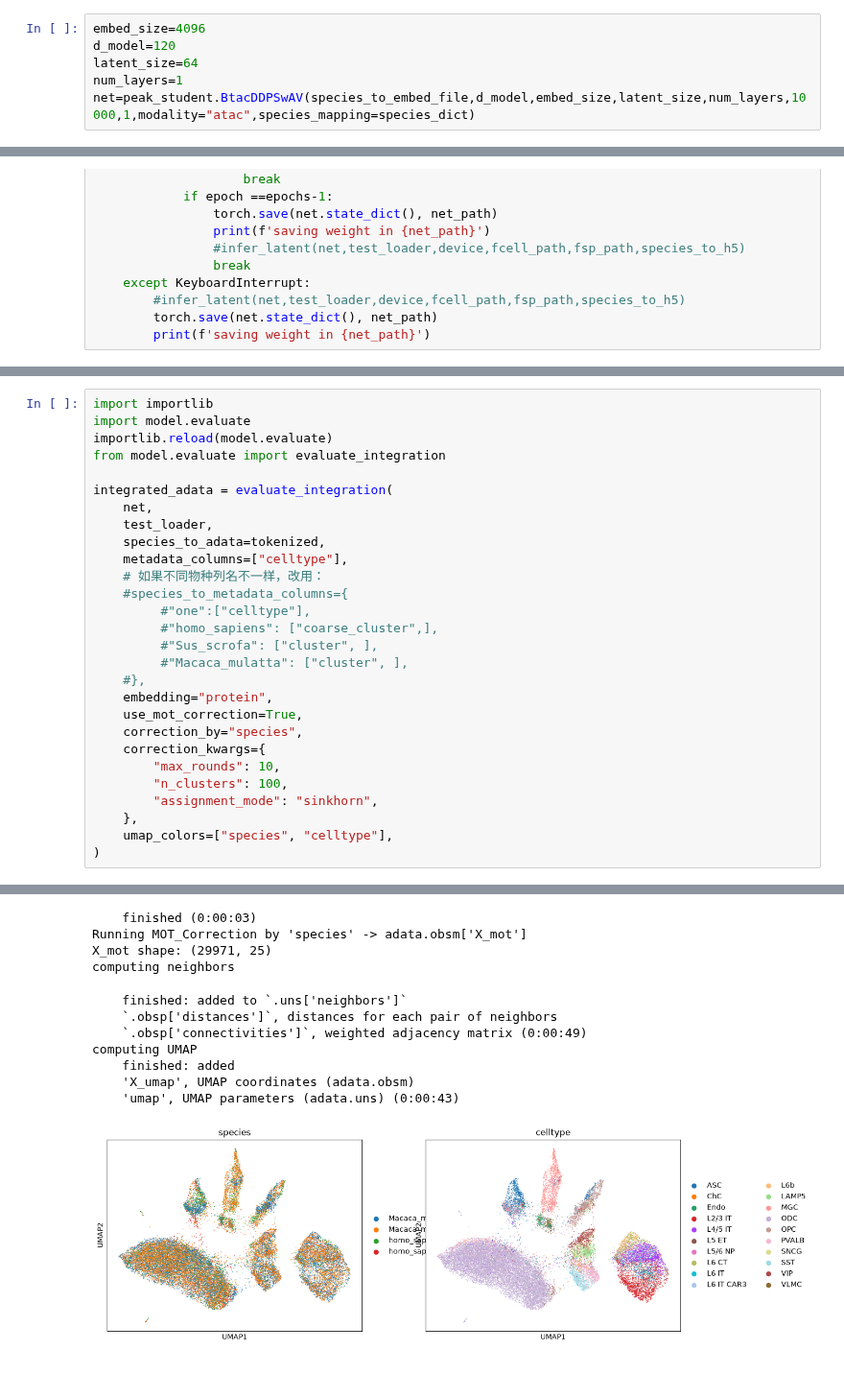
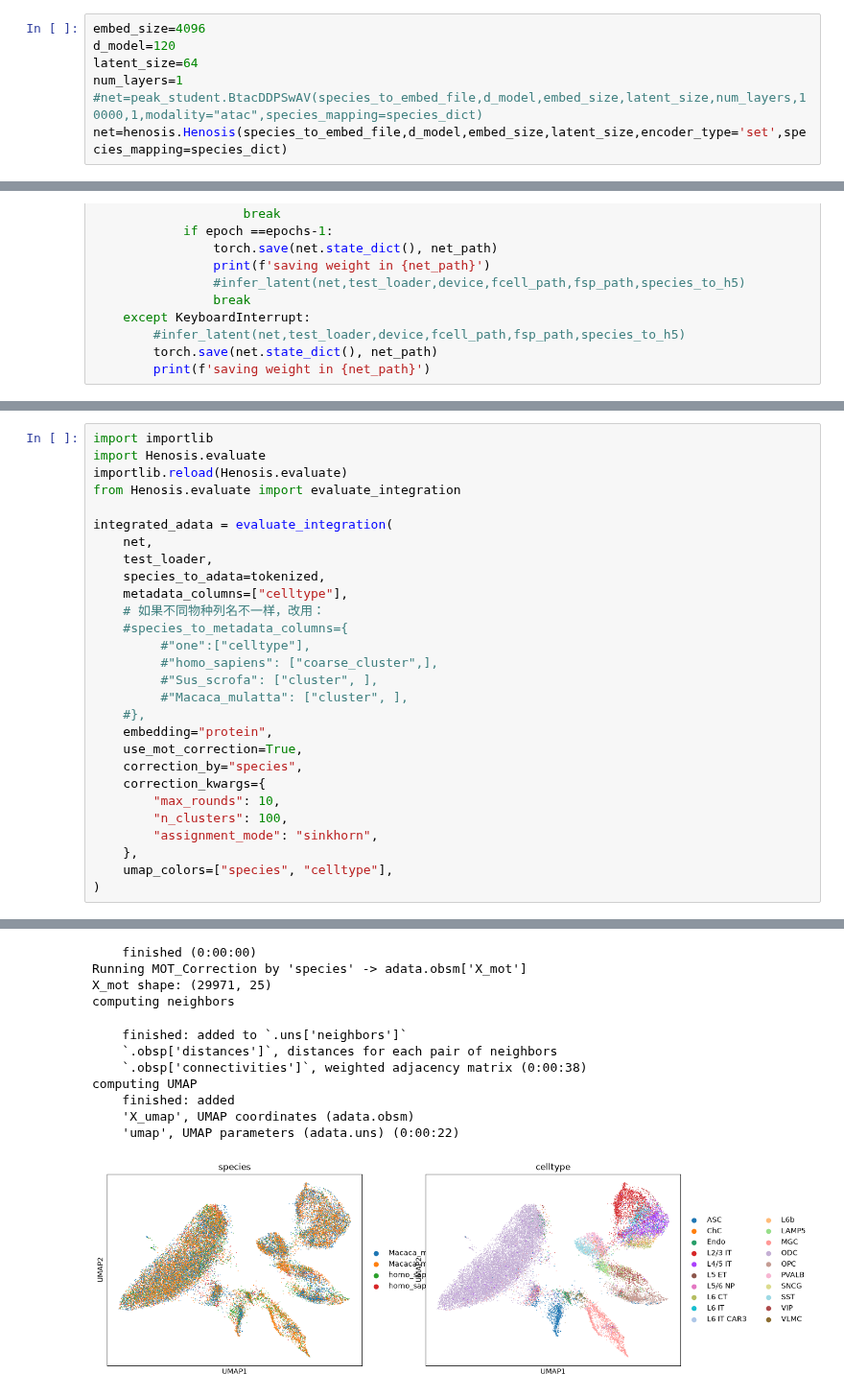
Before and after one commit to rollering/HENOSIS, a Jupyter notebook: atac0.ipynb, the cells around one changed output, grey strips where cells are left out. Shown at 96% size. Drawn from its saved outputs; the diff is of its cells as text.

```diff
--- a/atac0.ipynb
+++ b/atac0.ipynb
@@ -64,7 +64,8 @@ embed_size=4096
 d_model=120
 latent_size=64
 num_layers=1
-net=peak_student.BtacDDPSwAV(species_to_embed_file,d_model,embed_size,latent_size,num_layers,10000,1,modality="atac",species_mapping=species_dict)
+#net=peak_student.BtacDDPSwAV(species_to_embed_file,d_model,embed_size,latent_size,num_layers,10000,1,modality="atac",species_mapping=species_dict)
+net=henosis.Henosis(species_to_embed_file,d_model,embed_size,latent_size,encoder_type='set',species_mapping=species_dict)
 # %% [output]
 PCA ing
 PCA done
@@ -290,8 +291,8 @@ Temp: 0.0
 # %%
 import importlib
-import model.evaluate
-importlib.reload(model.evaluate)
-from model.evaluate import evaluate_integration
+import Henosis.evaluate
+importlib.reload(Henosis.evaluate)
+from Henosis.evaluate import evaluate_integration
 
 integrated_adata = evaluate_integration(
     net,
@@ -299,34 +300,34 @@ integrated_adata = evaluate_integration(
     species_to_adata=tokenized,
     metadata_columns=["celltype"],
     # 如果不同物种列名不一样，改用：
     #species_to_metadata_columns={
          #"one":["celltype"],
          #"homo_sapiens": ["coarse_cluster",],
          #"Sus_scrofa": ["cluster", ],
          #"Macaca_mulatta": ["cluster", ],
     #},
     embedding="protein",
     use_mot_correction=True,
     correction_by="species",
     correction_kwargs={
         "max_rounds": 10,
         "n_clusters": 100,
         "assignment_mode": "sinkhorn",
     },
     umap_colors=["species", "celltype"],
 )
 # %% [output]
 computing PCA
     with n_comps=25
-    finished (0:00:03)
+    finished (0:00:00)
 Running MOT_Correction by 'species' -> adata.obsm['X_mot']
 X_mot shape: (29971, 25)
 computing neighbors
     finished: added to `.uns['neighbors']`
     `.obsp['distances']`, distances for each pair of neighbors
-    `.obsp['connectivities']`, weighted adjacency matrix (0:00:49)
+    `.obsp['connectivities']`, weighted adjacency matrix (0:00:38)
 computing UMAP
     finished: added
     'X_umap', UMAP coordinates (adata.obsm)
-    'umap', UMAP parameters (adata.uns) (0:00:43)
+    'umap', UMAP parameters (adata.uns) (0:00:22)
-[figure, old version]
+[figure, new version]
```
Also changed, not shown: parts of 2 cells of this notebook, 22 other files.
